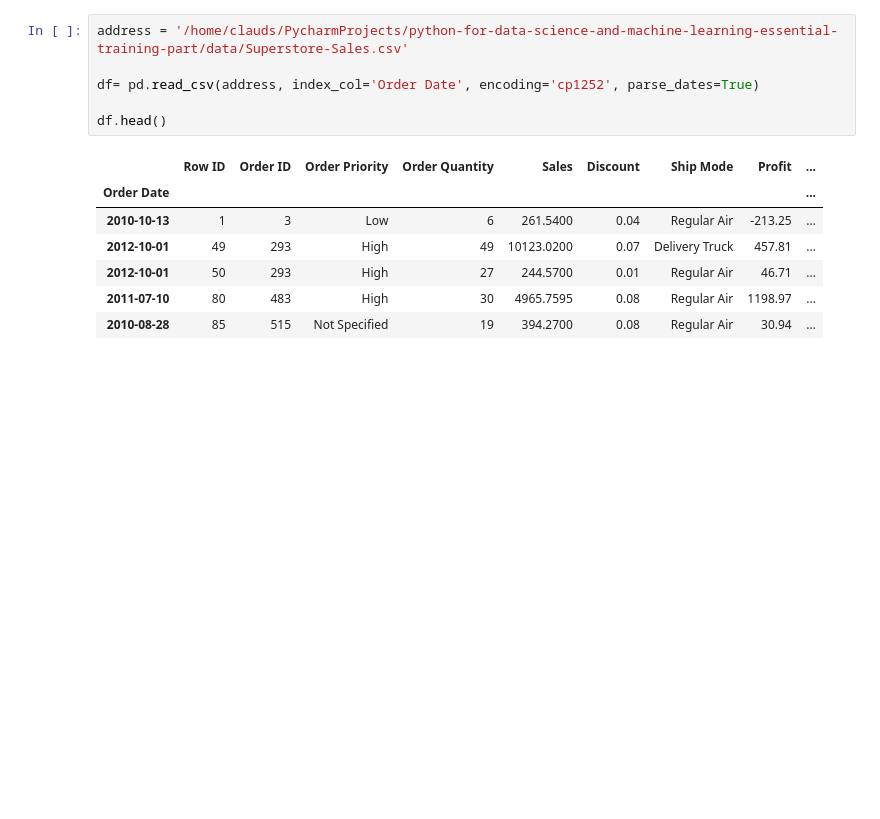
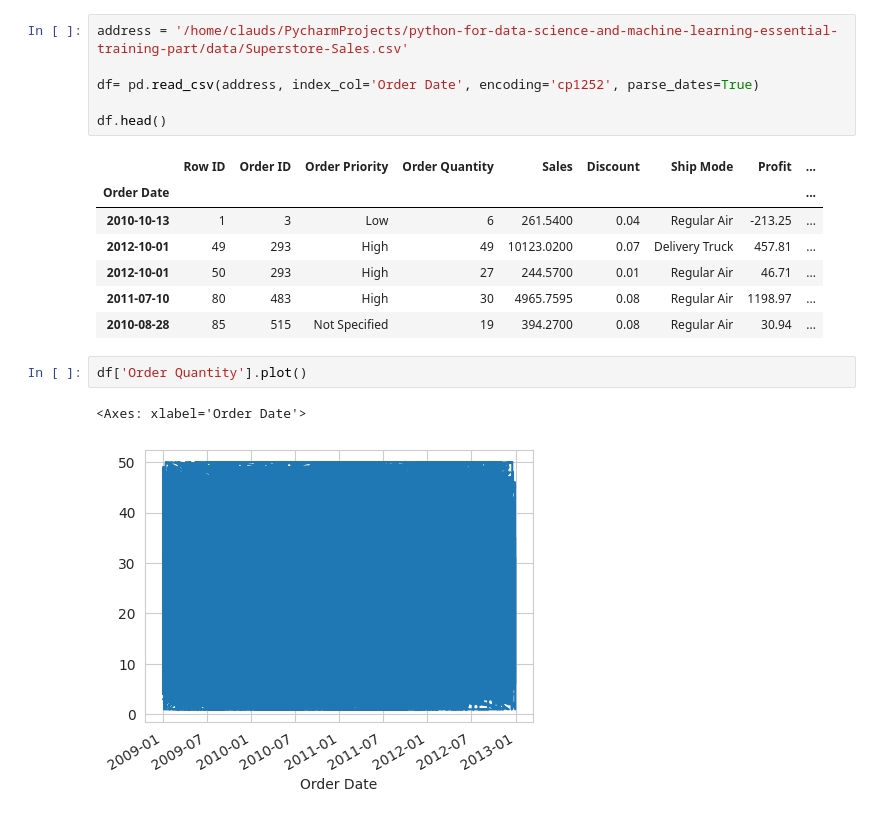
Before and after one commit to MaryWagura/python_for_deep_learning, a Jupyter notebook: notebooks/04_06b.ipynb, the cells around one changed output. Drawn from its saved outputs; the diff is of its cells as text; blank space fills up the shorter version.

Commit message:
time series plot

```diff
--- a/notebooks/04_06b.ipynb
+++ b/notebooks/04_06b.ipynb
@@ -29,3 +29,8 @@ df.head()
 | 2012-10-01 | 50 | 293 | High | 27 | 244.5700 | 0.01 | Regular Air | 46.71 | ... |
 | 2011-07-10 | 80 | 483 | High | 30 | 4965.7595 | 0.08 | Regular Air | 1198.97 | ... |
 | 2010-08-28 | 85 | 515 | Not Specified | 19 | 394.2700 | 0.08 | Regular Air | 30.94 | ... |
+# %%
+df['Order Quantity'].plot()
+# %% [output]
+<Axes: xlabel='Order Date'>
+[figure, added]
```
Also changed, not shown: parts of 1 cell of this notebook.
